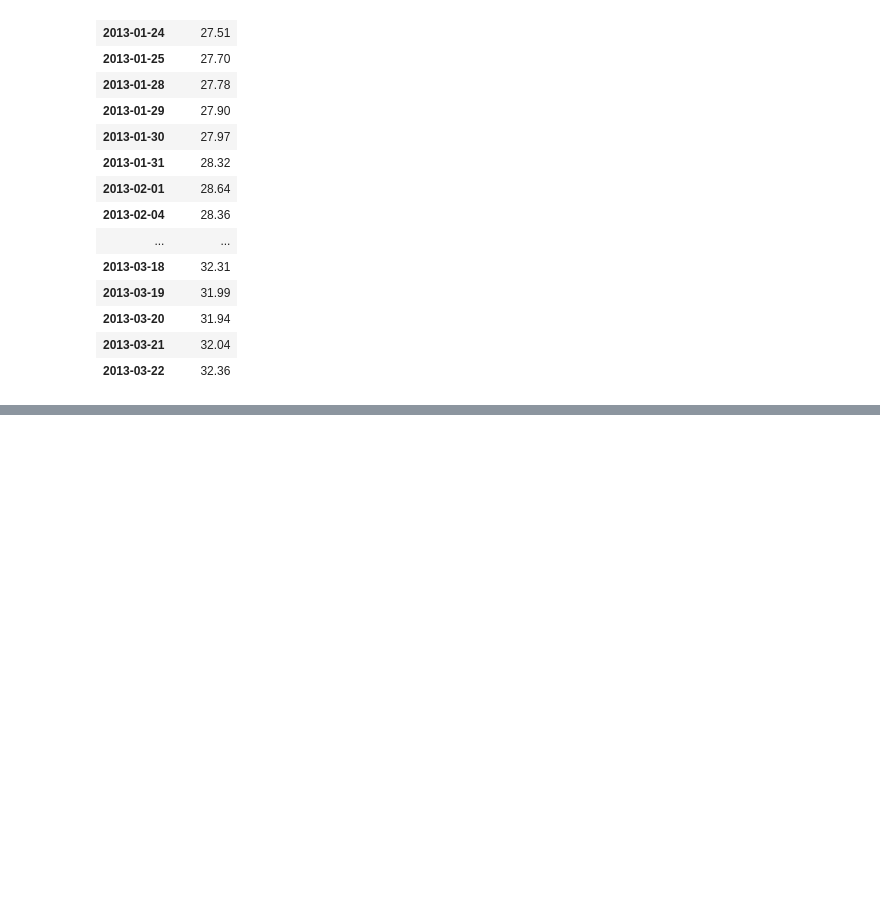
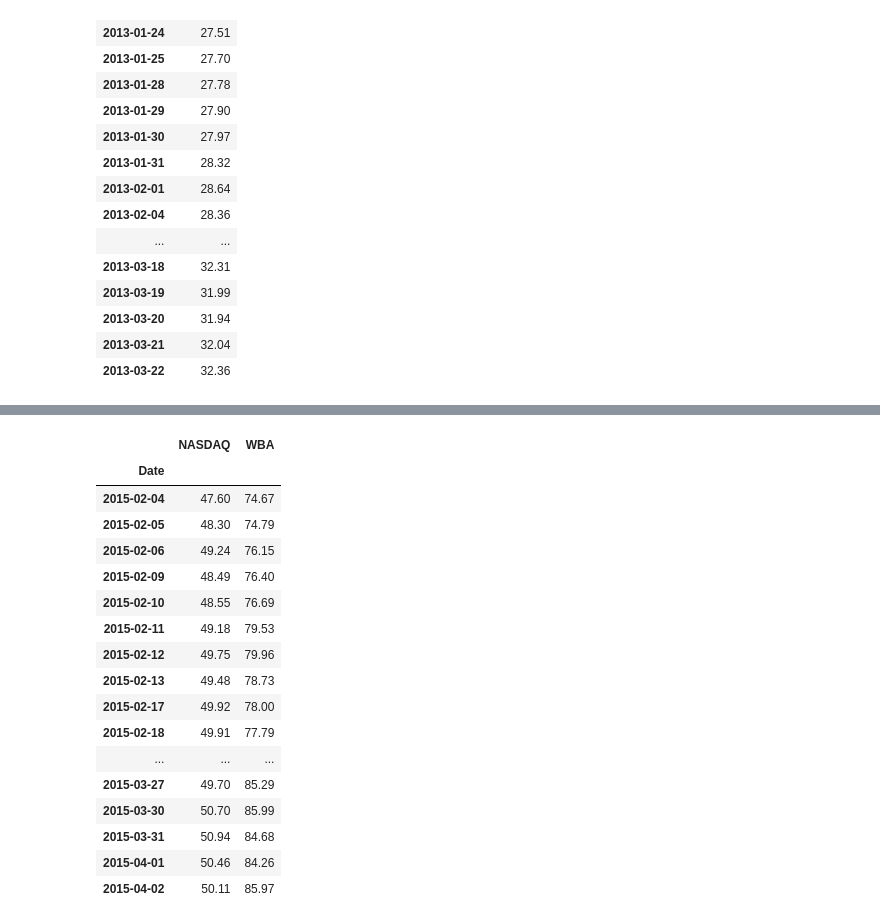
Before and after one commit to chaka37/Project1, a Jupyter notebook: notebooks/liam.ipynb, the cells around one changed output, grey strips where cells are left out. Drawn from its saved outputs; the diff is of its cells as text; code cells hidden in the pictures; blank space fills up the shorter version.

```diff
--- a/notebooks/liam.ipynb
+++ b/notebooks/liam.ipynb
@@ -387,0 +394,5 @@ breach_1_compare
+# %%
+breach_2_months = wba_stock_data[(wba_stock_data['Date'] > '2015-02-03') & (wba_stock_data['Date'] <= '2015-04-05')]
+breach_2_months.set_index("Date", inplace=True)
+breach_2_months = breach_2_months.rename(columns={"Close":"WBA"})
+breach_2_months
@@ -387,0 +418,5 @@ breach_1_compare
+# %%
+ndaq_stock_2 = NDAQ_stock_data[(NDAQ_stock_data["Date"] > "2015-02-03") & (NDAQ_stock_data["Date"] <= "2015-04-05")]
+ndaq_stock_2.set_index("Date", inplace=True)
+ndaq_stock_2 = ndaq_stock_2.rename(columns={"Close":"NASDAQ"})
+ndaq_stock_2
@@ -387,0 +442,22 @@ breach_1_compare
+# %%
+breach_2_compare = pd.concat([ndaq_stock_2, breach_2_months], ignore_index=False, axis=1)
+breach_2_compare
+# %% [output]
+|  | NASDAQ | WBA |
+| Date |  |  |
+| 2015-02-04 | 47.60 | 74.67 |
+| 2015-02-05 | 48.30 | 74.79 |
+| 2015-02-06 | 49.24 | 76.15 |
+| 2015-02-09 | 48.49 | 76.40 |
+| 2015-02-10 | 48.55 | 76.69 |
+| 2015-02-11 | 49.18 | 79.53 |
+| 2015-02-12 | 49.75 | 79.96 |
+| 2015-02-13 | 49.48 | 78.73 |
+| 2015-02-17 | 49.92 | 78.00 |
+| 2015-02-18 | 49.91 | 77.79 |
+| ... | ... | ... |
+| 2015-03-27 | 49.70 | 85.29 |
+| 2015-03-30 | 50.70 | 85.99 |
+| 2015-03-31 | 50.94 | 84.68 |
+| 2015-04-01 | 50.46 | 84.26 |
+| 2015-04-02 | 50.11 | 85.97 |
```
Also changed, not shown: parts of 10 cells of this notebook, 4 other files.
